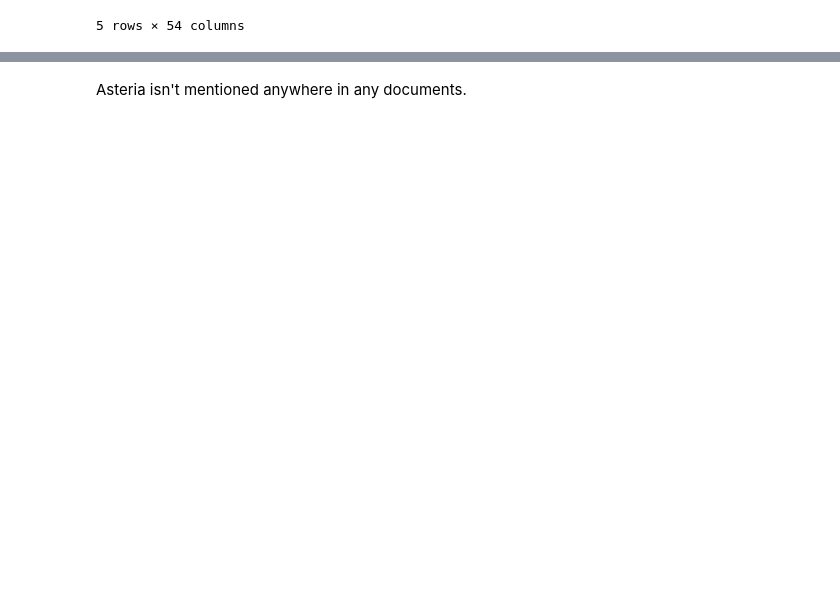
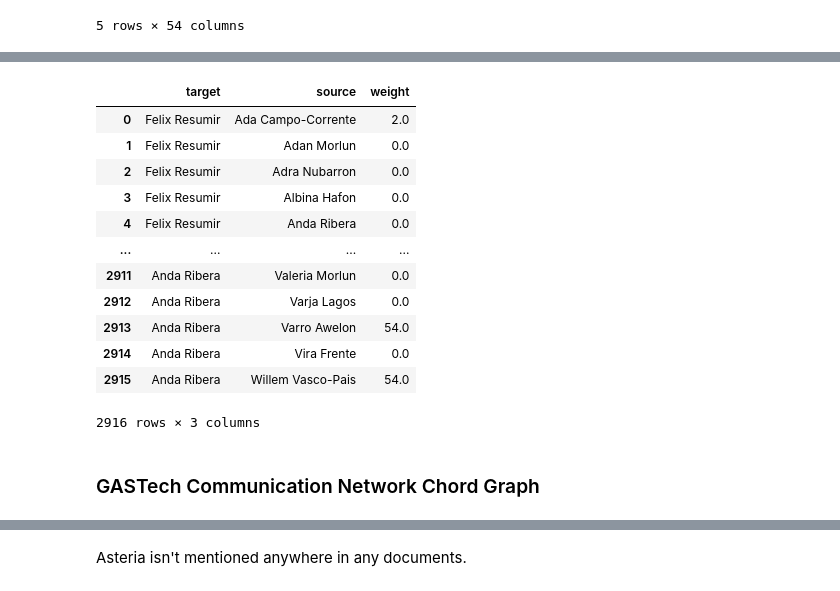
Before and after one commit to hypothetical-lemon/COMP4449-capstone, a Jupyter notebook: final/KronosKidnapping/heather_lemon_final_kidnappingreport.ipynb, the cells around one changed output, grey strips where cells are left out. Saved outputs shown, nothing was run; the diff lists cells and outputs as text; code cells hidden in the pictures; blank space fills up the shorter version.

Commit message:
adds chord diagram

```diff
--- a/final/KronosKidnapping/heather_lemon_final_kidnappingreport.ipynb
+++ b/final/KronosKidnapping/heather_lemon_final_kidnappingreport.ipynb
@@ -711,0 +690,22 @@ KeyboardInterrupt:
+# %%
+emails_sent.columns = emails_sent.columns.str.strip()
+emails_sent.index = emails_sent.index.str.strip()
+# %%
+emails_sent = emails_sent.unstack().reset_index().rename(columns={'level_0': 'target', 'level_1': 'source', 0: 'weight'})
+emails_sent
+# %% [output]
+|  | target | source | weight |
+| 0 | Felix Resumir | Ada Campo-Corrente | 2.0 |
+| 1 | Felix Resumir | Adan Morlun | 0.0 |
+| 2 | Felix Resumir | Adra Nubarron | 0.0 |
+| 3 | Felix Resumir | Albina Hafon | 0.0 |
+| 4 | Felix Resumir | Anda Ribera | 0.0 |
+| ... | ... | ... | ... |
+| 2911 | Anda Ribera | Valeria Morlun | 0.0 |
+| 2912 | Anda Ribera | Varja Lagos | 0.0 |
+| 2913 | Anda Ribera | Varro Awelon | 54.0 |
+| 2914 | Anda Ribera | Vira Frente | 0.0 |
+| 2915 | Anda Ribera | Willem Vasco-Pais | 54.0 |
+2916 rows × 3 columns
+# %% [markdown]
+### GASTech Communication Network Chord Graph
```
Also changed, not shown: parts of 20 cells of this notebook.
